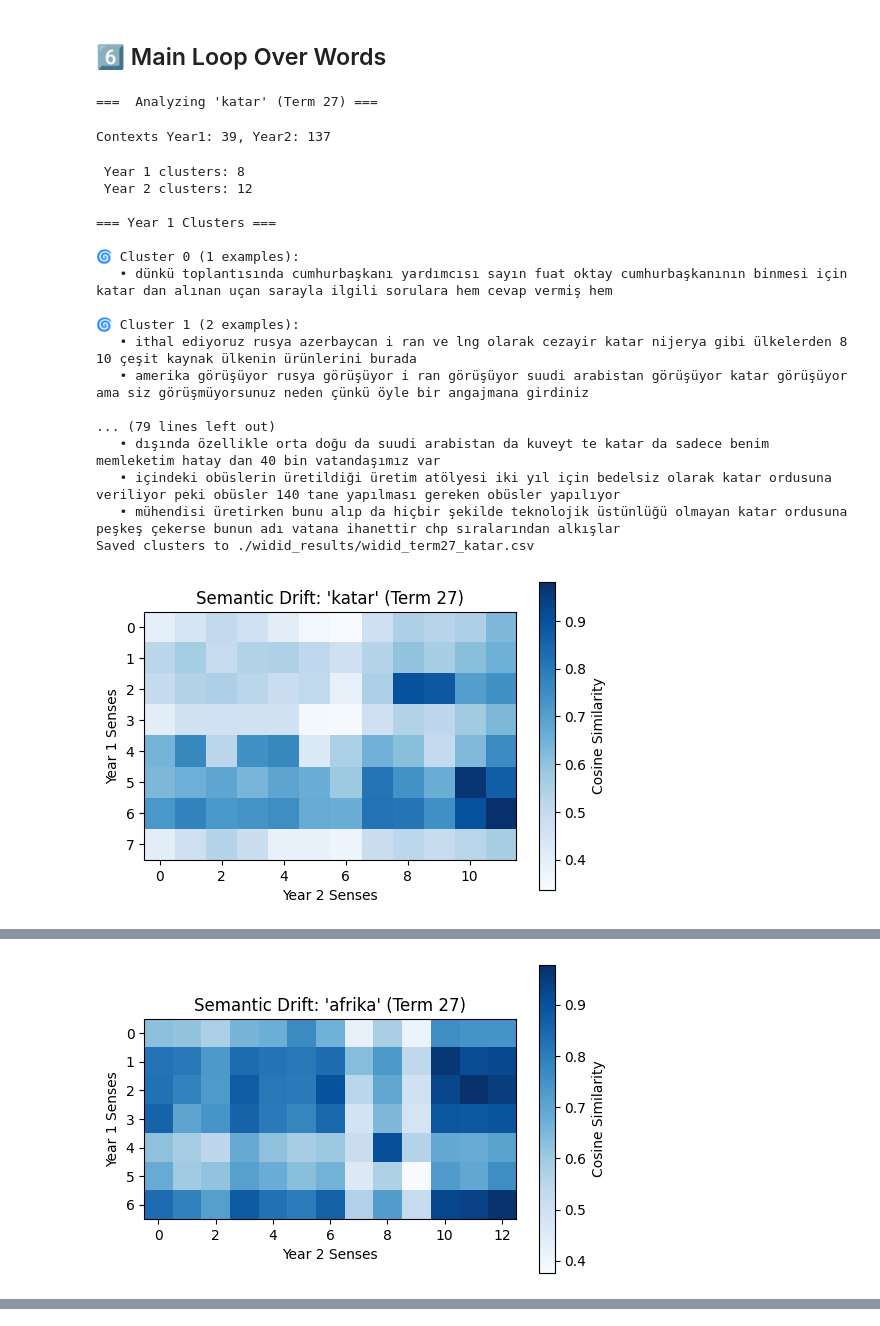
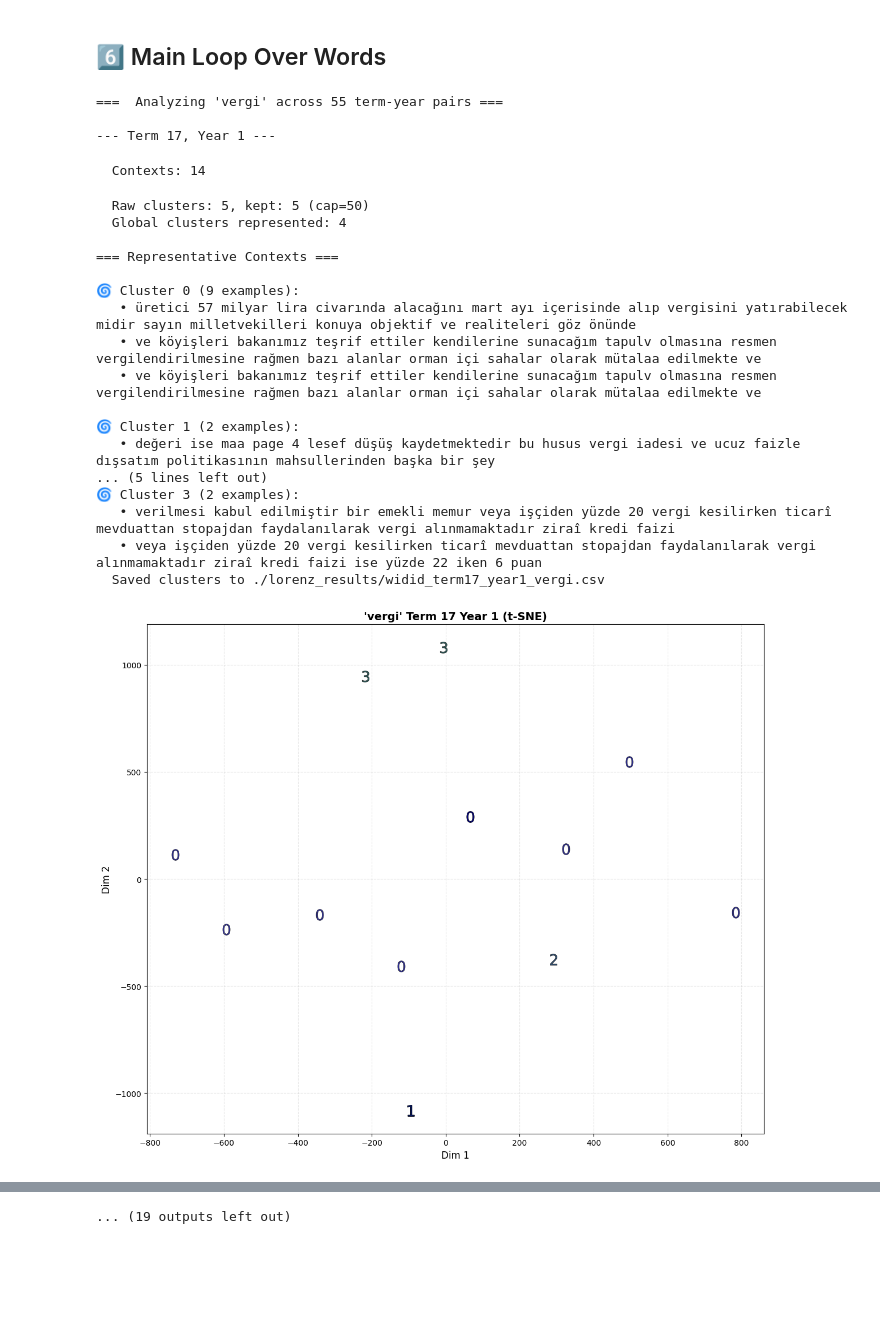
Before and after one commit to basak-tepe/Semantic-Analysis-of-TBMM-Transcripts, a Jupyter notebook: src/widid.ipynb, the cells around one changed output, grey strips where cells are left out. Cells and saved outputs as stored; diff of their text form; code cells hidden in the pictures; blank space fills up the shorter version.

Commit message:
widid with low ram and term modificstion

```diff
--- a/src/widid.ipynb
+++ b/src/widid.ipynb
@@ -34,13 +34,16 @@ Note: you may need to restart the kernel to use updated packages.
 # %%
 # ## Configuration
 INDEX_NAME = "parliament_speeches"
-ES_URL = "http://localhost:9200"   # adjust if different
-TERM_YEAR_TUPLES = [(27, 2), (27, 3)]  # (term, year) pairs processed sequentially
-TARGET_WORDS = ["katar", "salça", "doğalgaz", "afrika", "anne"]  # add more words if needed
-BASELINE_MAX_CLUSTERS = 50  # cap for the first (term, year)
-MAX_CLUSTERS = 100          # cap for the remaining (term, year) slices
-SIMILARITY_THRESHOLD = 0.8  # cosine similarity needed to reuse a cluster color
-OUTPUT_DIR = "./widid_results"
+ES_URL = "https://analog-advisory-many-specialists.trycloudflare.com"   # adjust if different
+TARGET_WORDS = ["vergi"]
+START_TERM = 17
+END_TERM = 27
+YEARS_PER_TERM = 5
+BASELINE_MAX_CLUSTERS = 50
+MAX_CLUSTERS = 100
+SIMILARITY_THRESHOLD = 0.8
+TOP_K_CLUSTERS = 3  # Track top-3 clusters per year
+OUTPUT_DIR = "./lorenz_results"
 os.makedirs(OUTPUT_DIR, exist_ok=True)
 # %%
 # ## Connect to Elasticsearch
@@ -69,3 +72,13 @@ def fetch_speeches(term, year, size=10000):
     }
     res = es.search(index=INDEX_NAME, body=query)
     return [hit["_source"]["content"] for hit in res["hits"]["hits"]]
+# %%
+def make_term_year_tuples(start_term, end_term):
+    result = []
+    for term in range(start_term, end_term + 1):
+        for year in range(1, 6):
+            result.append((term, year))
+    return result
+
+TERM_YEAR_TUPLES=make_term_year_tuples(START_TERM,END_TERM)
+print(f"Processing {len(TERM_YEAR_TUPLES)} term-year pairs from {TERM_YEAR_TUPLES[0]} to {TERM_YEAR_TUPLES[-1]}")
@@ -380,6 +400,7 @@ def create_color_reference(cluster_contexts_map, target_word, output_dir, aligne
 # %% [markdown]
 ## 6️⃣ Main Loop Over Words
 # %%
+TARGET_WORDS = ["vergi"]
 for target_word in TARGET_WORDS:
     print(f"\n\n===  Analyzing '{target_word}' across {len(TERM_YEAR_TUPLES)} term-year pairs ===")
     aligner = ClusterAligner(max_clusters=MAX_CLUSTERS, similarity_threshold=SIMILARITY_THRESHOLD)
@@ -391,7 +412,7 @@ for target_word in TARGET_WORDS:
         texts = fetch_speeches(term, year)
         contexts = extract_contexts(texts, target_word)
         print(f"  Contexts: {len(contexts)}")
-        if len(contexts) < 30:
+        if len(contexts) < 10:
             print("  Not enough contexts, skipping this slice.")
             continue
 
@@ -431,46 +452,48 @@ for target_word in TARGET_WORDS:
         show_top_contexts(contexts, aligned_labels)
 
         df = pd.DataFrame(
             {
                 "term": term,
                 "year": year,
                 "context": contexts,
                 "local_cluster": limited_labels,
                 "global_cluster": aligned_labels,
             }
         )
         csv_path = os.path.join(OUTPUT_DIR, f"widid_term{term}_year{year}_{target_word}.csv")
         df.to_csv(csv_path, index=False)
         print(f"  Saved clusters to {csv_path}")
 
         plot_tsne(term, year, target_word, embeddings, aligned_labels, aligner)
 
     # Generate cluster guide after processing all term-years for this word
     print("\n=== Generating Cluster Guide ===")
     create_cluster_guide(cluster_contexts_map, target_word, OUTPUT_DIR, aligner)
 
     # Generate color reference
     print("\n=== Generating Color Reference ===")
     create_color_reference(cluster_contexts_map, target_word, OUTPUT_DIR, aligner)
     print("-----------------------------------------------------")
 # %% [output]
-===  Analyzing 'katar' (Term 27) ===
+===  Analyzing 'vergi' across 55 term-year pairs ===
+
+--- Term 17, Year 1 ---
-Contexts Year1: 39, Year2: 137
+  Contexts: 14
- Year 1 clusters: 8
- Year 2 clusters: 12
+  Raw clusters: 5, kept: 5 (cap=50)
+  Global clusters represented: 4
 
-=== Year 1 Clusters ===
+=== Representative Contexts ===
 
-🌀 Cluster 0 (1 examples):
-   • dünkü toplantısında cumhurbaşkanı yardımcısı sayın fuat oktay cumhurbaşkanının binmesi için katar dan alınan uçan sarayla ilgili sorulara hem cevap vermiş hem
+🌀 Cluster 0 (9 examples):
+   • üretici 57 milyar lira civarında alacağını mart ayı içerisinde alıp vergisini yatırabilecek midir sayın milletvekilleri konuya objektif ve realiteleri göz önünde
+   • ve köyişleri bakanımız teşrif ettiler kendilerine sunacağım tapulv olmasına resmen vergilendirilmesine rağmen bazı alanlar orman içi sahalar olarak mütalaa edilmekte ve
+   • ve köyişleri bakanımız teşrif ettiler kendilerine sunacağım tapulv olmasına resmen vergilendirilmesine rağmen bazı alanlar orman içi sahalar olarak mütalaa edilmekte ve
 
 🌀 Cluster 1 (2 examples):
-   • ithal ediyoruz rusya azerbaycan i ran ve lng olarak cezayir katar nijerya gibi ülkelerden 8 10 çeşit kaynak ülkenin ürünlerini burada
-   • amerika görüşüyor rusya görüşüyor i ran görüşüyor suudi arabistan görüşüyor katar görüşüyor ama siz görüşmüyorsunuz neden çünkü öyle bir angajmana girdiniz
-
-... (79 lines left out)
-   • dışında özellikle orta doğu da suudi arabistan da kuveyt te katar da sadece benim memleketim hatay dan 40 bin vatandaşımız var
-   • içindeki obüslerin üretildiği üretim atölyesi iki yıl için bedelsiz olarak katar ordusuna veriliyor peki obüsler 140 tane yapılması gereken obüsler yapılıyor
-   • mühendisi üretirken bunu alıp da hiçbir şekilde teknolojik üstünlüğü olmayan katar ordusuna peşkeş çekerse bunun adı vatana ihanettir chp sıralarından alkışlar
-Saved clusters to ./widid_results/widid_term27_katar.csv
+   • değeri ise maa page 4 lesef düşüş kaydetmektedir bu husus vergi iadesi ve ucuz faizle dışsatım politikasının mahsullerinden başka bir şey
+... (5 lines left out)
+🌀 Cluster 3 (2 examples):
+   • verilmesi kabul edilmiştir bir emekli memur veya işçiden yüzde 20 vergi kesilirken ticarî mevduattan stopajdan faydalanılarak vergi alınmamaktadır ziraî kredi faizi
+   • veya işçiden yüzde 20 vergi kesilirken ticarî mevduattan stopajdan faydalanılarak vergi alınmamaktadır ziraî kredi faizi ise yüzde 22 iken 6 puan
+  Saved clusters to ./lorenz_results/widid_term17_year1_vergi.csv
-[figure, old version]
+[figure, new version]
@@ -512 +536,0 @@ Saved clusters to ./widid_results/widid_term27_afrika.csv
-[figure, removed]
@@ -515,0 +576 @@ Saved clusters to ./widid_results/widid_term27_afrika.csv
+... (19 outputs left out)
```
Also changed, not shown: parts of 4 cells of this notebook, 1 other file.
